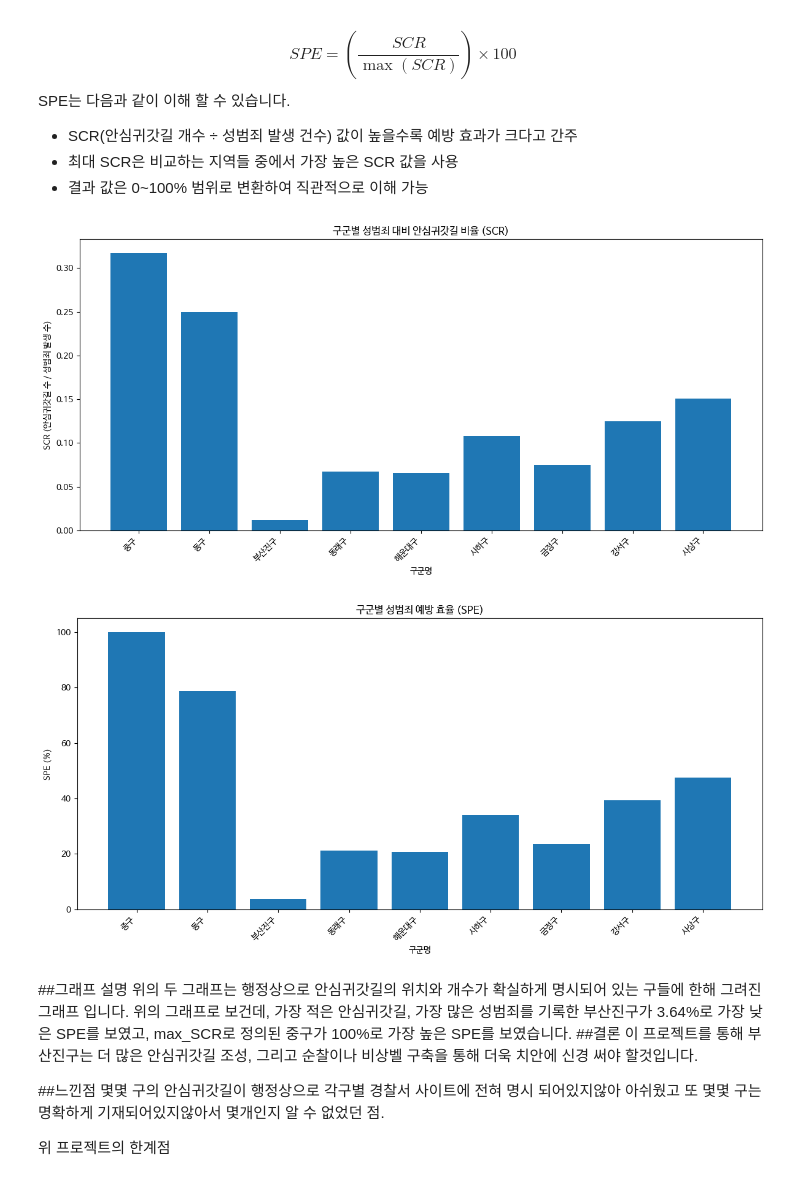
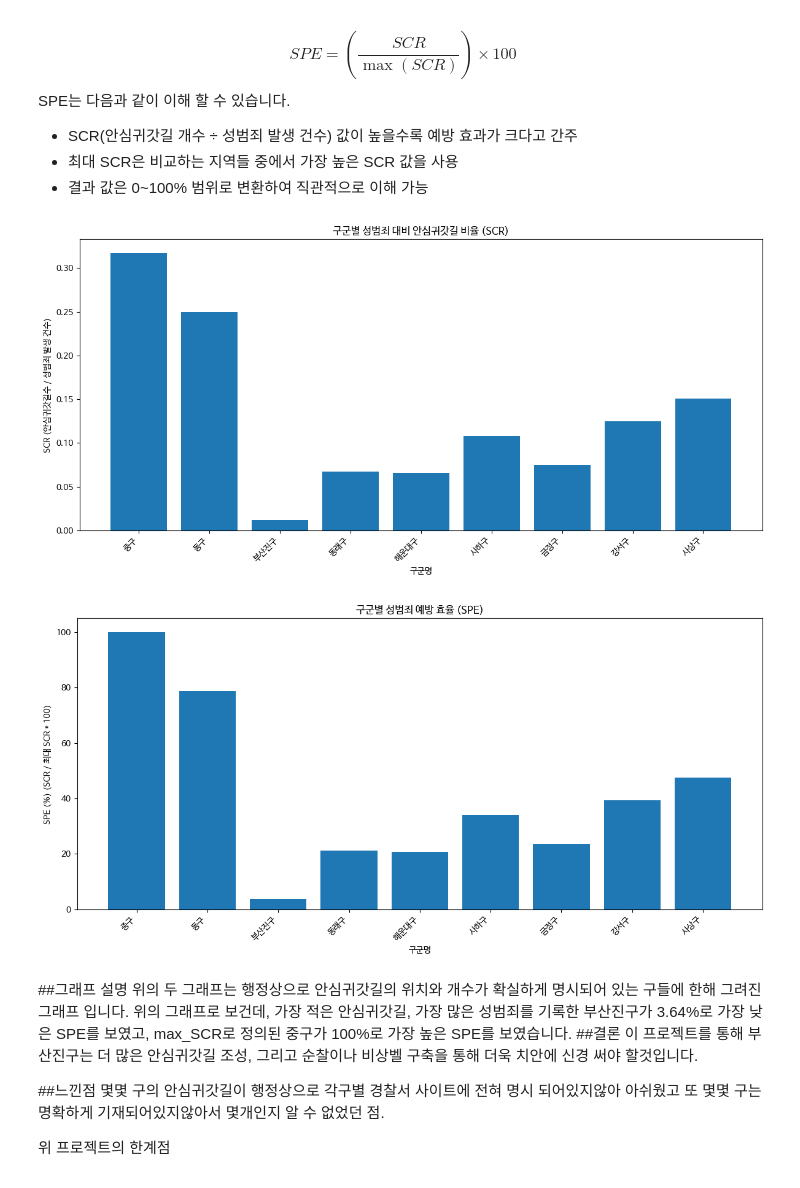
Before and after one commit to dongaIT/good-os, a Jupyter notebook: Safe_Busan.ipynb, the cells around one changed output. Saved outputs shown, nothing was run; the diff lists cells and outputs as text; code cells hidden in the pictures.

```diff
--- a/Safe_Busan.ipynb
+++ b/Safe_Busan.ipynb
@@ -179,10 +161,13 @@ SPE는 다음과 같이 이해 할 수 있습니다.
 *   최대 SCR은 비교하는 지역들 중에서 가장 높은 SCR 값을 사용
 *   결과 값은 0~100% 범위로 변환하여 직관적으로 이해 가능
 # %%
-# prompt: /content/경찰청 부상광역시 경찰청 안심귀갓길, 성범죄 발생 현황_2023.xlsx를 읽고 "N/A"로 나타나있는 항목은 앞으로 있을 그래프에서 제외 해주면 돼
-#  "구군명"별로  안심귀갓길 /" 성범죄"를  "SCR"로 정의하고 Y축에 SCR, X축에 "구군명"과 몇%인지 적어서 그래프로 그려줘
-#  아까 구한 SCR중 최댓값을 max_SCR로 정의, 구군명 별로 SPE를 구해서 그래프로 그려주면돼. SPE는 (SCR/max_SCR)*100 으로 SCR을 상대적으로 나타낸 백분율이야.
-#  강조사항 " 성범죄" 공백 하나 있고 항목명 "안심귀갓길수" 그리고 두그래프의 Y축에 SCR과 SPE(자세히) 에 대한 설명도 적어줘
+# prompt: /content/경찰청 부상광역시 경찰청 안심귀갓길, 성범죄 발생 현황_2023.xlsx를 읽고
+# "N/A"로 나타나있는 항목은 앞으로 있을 그래프에서 제외 해주면 돼
+# "구군명"별로  안심귀갓길 /" 성범죄"를  "SCR"로 정의하고 Y축에 SCR, X축에 "구군명"과 몇%인지 적어서 그래프로 그려줘
+# 아까 구한 SCR중 최댓값을 max_SCR로 정의, 구군명 별로 SPE를 구해서 그래프로 그려주면돼.
+# SPE는 (SCR/max_SCR)*100 으로 SCR을 상대적으로 나타낸 백분율이야.
+#  강조사항 " 성범죄" 공백 하나 있고 항목명 "안심귀갓길수"
+# 그리고 두그래프의 Y축에 SCR과 SPE(자세히) 에 대한 설명도 적어줘
 
 import pandas as pd
 import matplotlib.pyplot as plt
@@ -194,10 +179,8 @@ try:
     # 엑셀 파일 읽기
     df = pd.read_excel('/content/경찰청 부상광역시 경찰청 안심귀갓길, 성범죄 발생 현황_2023.xlsx')
 
-    # "N/A" 값을 가진 행 제거
-    df = df.dropna(subset=['안심귀갓길수', ' 성범죄'])
-    df['안심귀갓길수'] = pd.to_numeric(df['안심귀갓길수'], errors='coerce')
-    df = df.dropna(subset=['안심귀갓길수'])
+    # "N/A" 값이 있는 행 제거
+    df = df.replace("N/A", pd.NA).dropna()
 
     # SCR 계산
     df['SCR'] = df['안심귀갓길수'] / df[' 성범죄']
@@ -205,38 +188,39 @@ try:
     # 최대 SCR 값 계산
     max_SCR = df['SCR'].max()
 
     # SPE 계산
     df['SPE'] = (df['SCR'] / max_SCR) * 100
 
-    # SCR 그래프
+    # SCR 그래프 그리기
     plt.figure(figsize=(12, 6))
     plt.bar(df['구군명'], df['SCR'])
     plt.xlabel('구군명')
-    plt.ylabel('SCR (안심귀갓길 수 / 성범죄 발생 수)')
+    plt.ylabel('SCR (안심귀갓길수 / 성범죄 발생 건수)')  # Y축 설명 추가
     plt.title('구군별 성범죄 대비 안심귀갓길 비율 (SCR)')
     plt.xticks(rotation=45, ha='right')
     plt.tight_layout()
     plt.show()
 
-    # SPE 그래프
+    # SPE 그래프 그리기
     plt.figure(figsize=(12, 6))
     plt.bar(df['구군명'], df['SPE'])
     plt.xlabel('구군명')
-    plt.ylabel('SPE (%)')
+    plt.ylabel('SPE (%) (SCR / 최대 SCR * 100)')  # Y축 설명 추가
     plt.title('구군별 성범죄 예방 효율 (SPE)')
     plt.xticks(rotation=45, ha='right')
     plt.tight_layout()
     plt.show()
+
 
 except FileNotFoundError:
     print("파일을 찾을 수 없습니다. 파일 경로를 확인해주세요.")
 except KeyError as e:
     print(f"필요한 열이 없습니다: {e}")
 except Exception as e:
     print(f"오류 발생: {e}")
 # %% [output]
 [figure]
-[figure, old version]
+[figure, new version]
 # %% [markdown]
 ##그래프 설명
 위의 두 그래프는 행정상으로 안심귀갓길의 위치와 개수가 확실하게 명시되어 있는 구들에 한해 그려진 그래프 입니다. 위의 그래프로 보건데, 가장 적은 안심귀갓길, 가장 많은 성범죄를 기록한 부산진구가 3.64%로 가장 낮은 SPE를 보였고, max_SCR로 정의된 중구가 100%로 가장 높은 SPE를 보였습니다.
```
Also changed, not shown: parts of 2 cells of this notebook.
